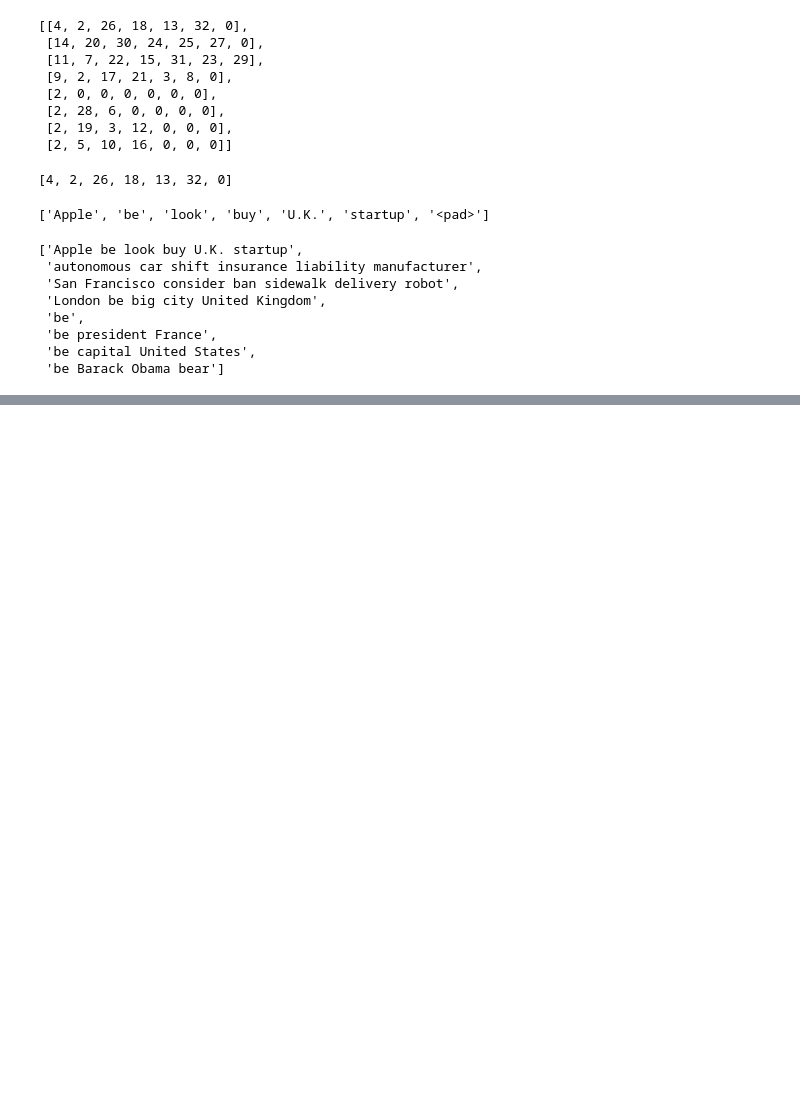
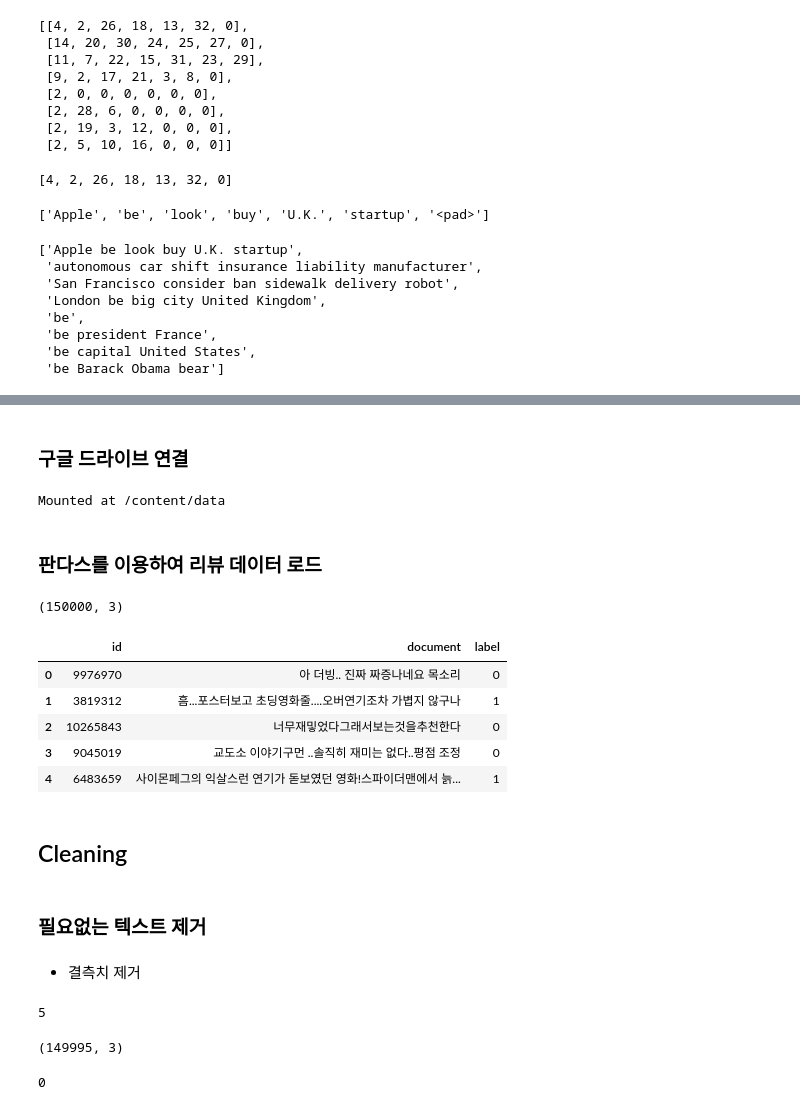
Before and after one commit to good593/course_ai, a Jupyter notebook: 2. Deep Learning/3. NLP Pytorch/2-2. 형태소 분석 & 어휘집 & Padding.ipynb, the cells around one changed output, grey strips where cells are left out. Drawn from its saved outputs; the diff is of its cells as text; code cells hidden in the pictures; blank space fills up the shorter version.

```diff
--- a/2. Deep Learning/3. NLP Pytorch/2-2. 형태소 분석 & 어휘집 & Padding.ipynb
+++ b/2. Deep Learning/3. NLP Pytorch/2-2. 형태소 분석 & 어휘집 & Padding.ipynb
@@ -1101,0 +1138,44 @@ vocab.lookup_tokens(add_padding_tokenized_sentences[0])
+# %% [markdown]
+### 구글 드라이브 연결
+# %%
+from google.colab import drive
+
+drive.mount("/content/data")
+# %% [output]
+Mounted at /content/data
+# %%
+# 상수
+DATA_PATH = "/content/data/MyDrive/ai_lecture/2. Deep Learning/3. NLP Pytorch/data/"
+# %% [markdown]
+### 판다스를 이용하여 리뷰 데이터 로드
+# %%
+df_naver_reviews = pd.read_csv(DATA_PATH+"naver_review/naver_review_train.csv", sep="\t")
+df_naver_reviews.shape
+# %% [output]
+(150000, 3)
+# %%
+df_naver_reviews.head()
+# %% [output]
+|  | id | document | label |
+| 0 | 9976970 | 아 더빙.. 진짜 짜증나네요 목소리 | 0 |
+| 1 | 3819312 | 흠...포스터보고 초딩영화줄....오버연기조차 가볍지 않구나 | 1 |
+| 2 | 10265843 | 너무재밓었다그래서보는것을추천한다 | 0 |
+| 3 | 9045019 | 교도소 이야기구먼 ..솔직히 재미는 없다..평점 조정 | 0 |
+| 4 | 6483659 | 사이몬페그의 익살스런 연기가 돋보였던 영화!스파이더맨에서 늙... | 1 |
+# %% [markdown]
+## Cleaning
+# %% [markdown]
+### 필요없는 텍스트 제거
+# %% [markdown]
+- 결측치 제거
+# %%
+df_naver_reviews['document'].isnull().sum()
+# %% [output]
+5
+# %%
+df_naver_reviews.dropna(inplace=True)
+print(df_naver_reviews.shape)
+df_naver_reviews['document'].isnull().sum()
+# %% [output]
+(149995, 3)
+0
```
Also changed, not shown: parts of 42 cells of this notebook, 2 other files.
